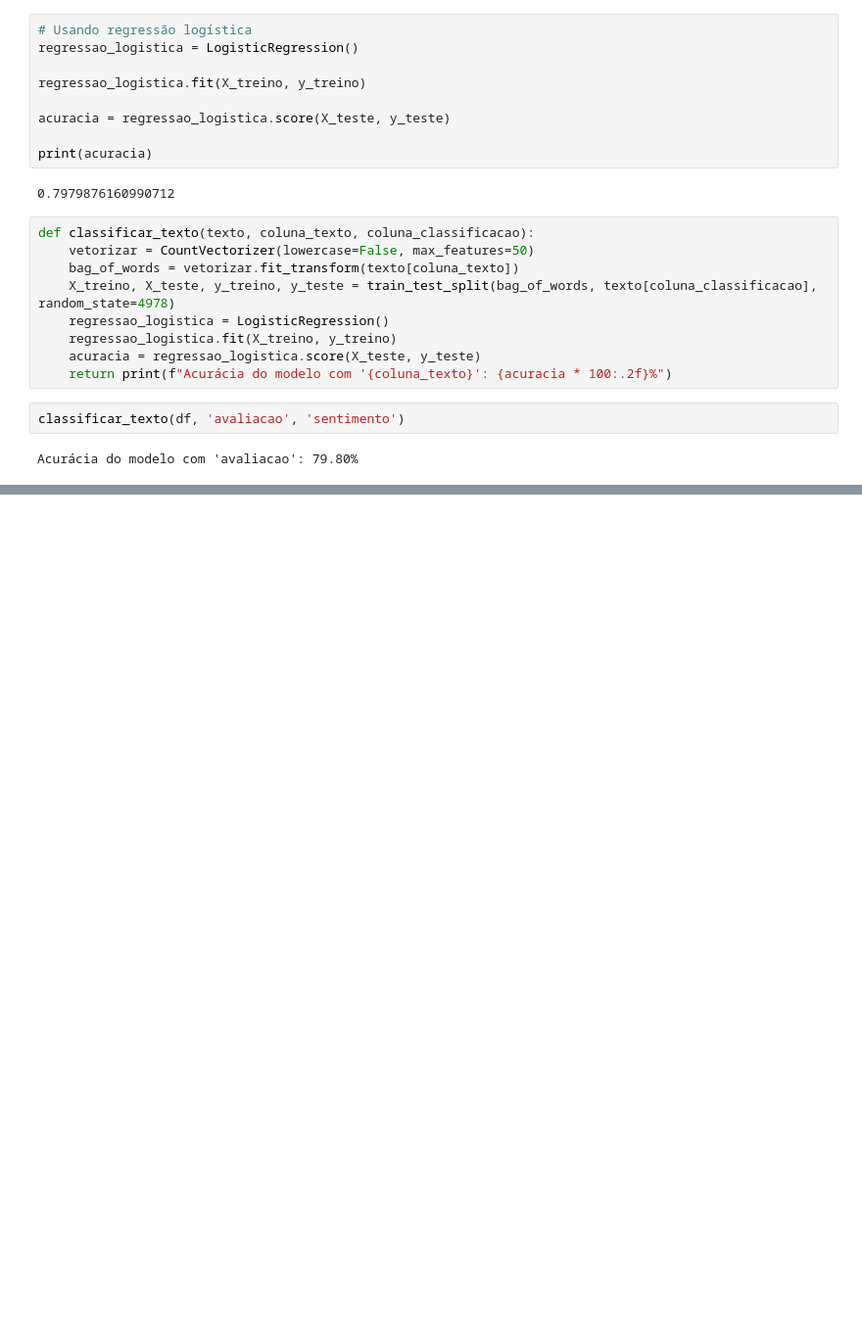
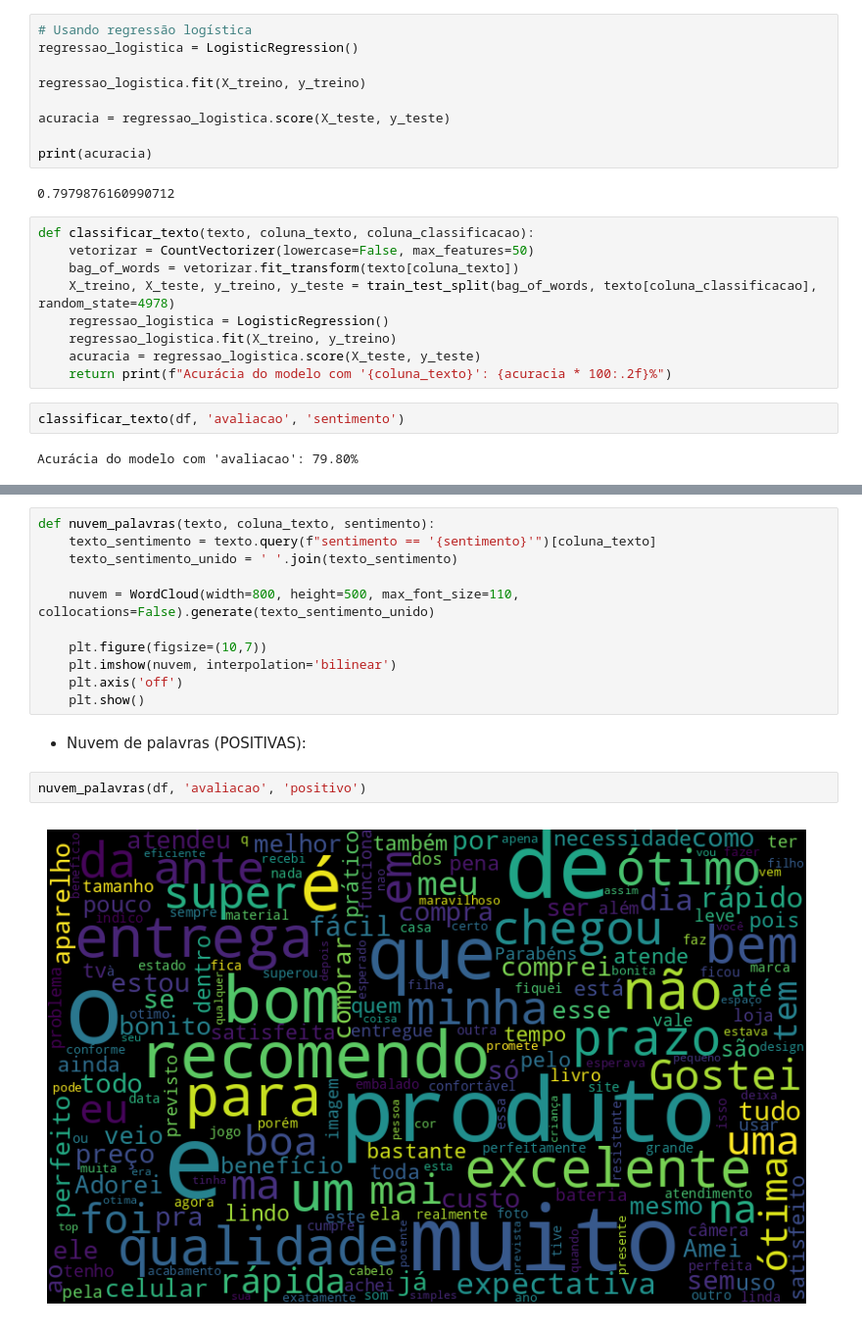
Before and after one commit to gabrieldantasoli/PLN, a Jupyter notebook: ALURA/NLP: aplicando processamento de linguagem natural para análise de sentimentos/sentiment_analysis.ipynb, the cells around one changed output, grey strips where cells are left out. Shown at 98% size. Saved outputs shown, nothing was run; the diff lists cells and outputs as text; blank space fills up the shorter version.

Commit message:
SENTIMENT ANALYSIS - VERSION 2.0

```diff
--- a/ALURA/NLP: aplicando processamento de linguagem natural para análise de sentimentos/sentiment_analysis.ipynb
+++ b/ALURA/NLP: aplicando processamento de linguagem natural para análise de sentimentos/sentiment_analysis.ipynb
@@ -134,0 +172,17 @@ Acurácia do modelo com 'avaliacao': 79.80%
+# %%
+def nuvem_palavras(texto, coluna_texto, sentimento):
+    texto_sentimento = texto.query(f"sentimento == '{sentimento}'")[coluna_texto]
+    texto_sentimento_unido = ' '.join(texto_sentimento)
+
+    nuvem = WordCloud(width=800, height=500, max_font_size=110, collocations=False).generate(texto_sentimento_unido)
+
+    plt.figure(figsize=(10,7))
+    plt.imshow(nuvem, interpolation='bilinear')
+    plt.axis('off')
+    plt.show()
+# %% [markdown]
+* Nuvem de palavras (POSITIVAS):
+# %%
+nuvem_palavras(df, 'avaliacao', 'positivo')
+# %% [output]
+[figure, added]
```
Also changed, not shown: parts of 24 cells of this notebook, 1 other file.
